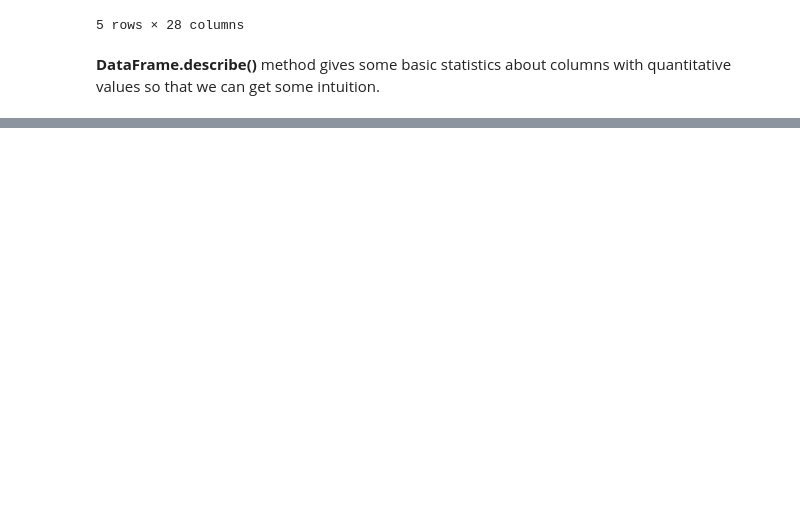
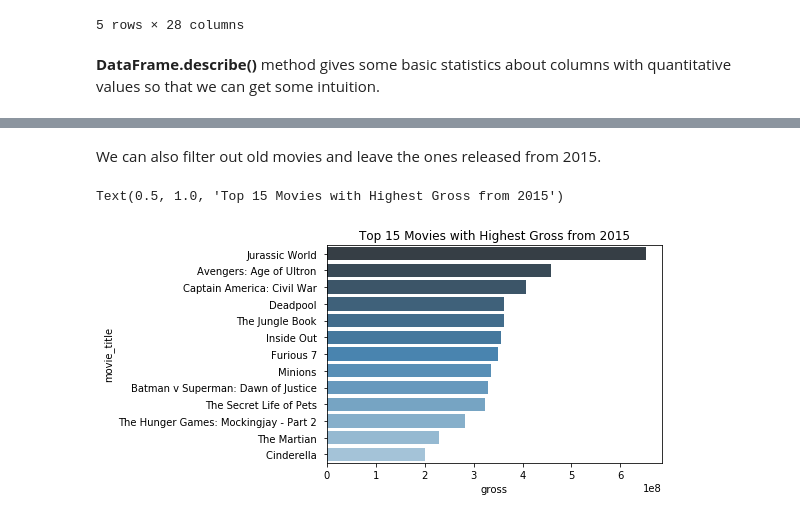
Before and after one commit to mookee233/final_tutorial, a Jupyter notebook: draft.ipynb, the cells around one changed output, grey strips where cells are left out. Saved outputs shown, nothing was run; the diff lists cells and outputs as text; code cells hidden in the pictures; blank space fills up the shorter version.

```diff
--- a/draft.ipynb
+++ b/draft.ipynb
@@ -97,0 +100,11 @@ People become richer.
+# %% [markdown]
+We can also filter out old movies and leave the ones released from 2015.
+# %%
+recent_5_years = movies[movies['title_year']>=2015]
+sort_by_gross_recent = recent_5_years.sort_values(by=['gross'], ascending=False)
+top15_recent = sort_by_gross_recent.iloc[0:15, :]
+top15_recent_plt = seaborn.barplot(y=top15_recent['movie_title'], x=top15_recent['gross'], palette="Blues_d")
+top15_recent_plt.set_title("Top 15 Movies with Highest Gross from 2015")
+# %% [output]
+Text(0.5, 1.0, 'Top 15 Movies with Highest Gross from 2015')
+[figure, added]
```
Also changed, not shown: parts of 12 cells of this notebook, 1 other file.
